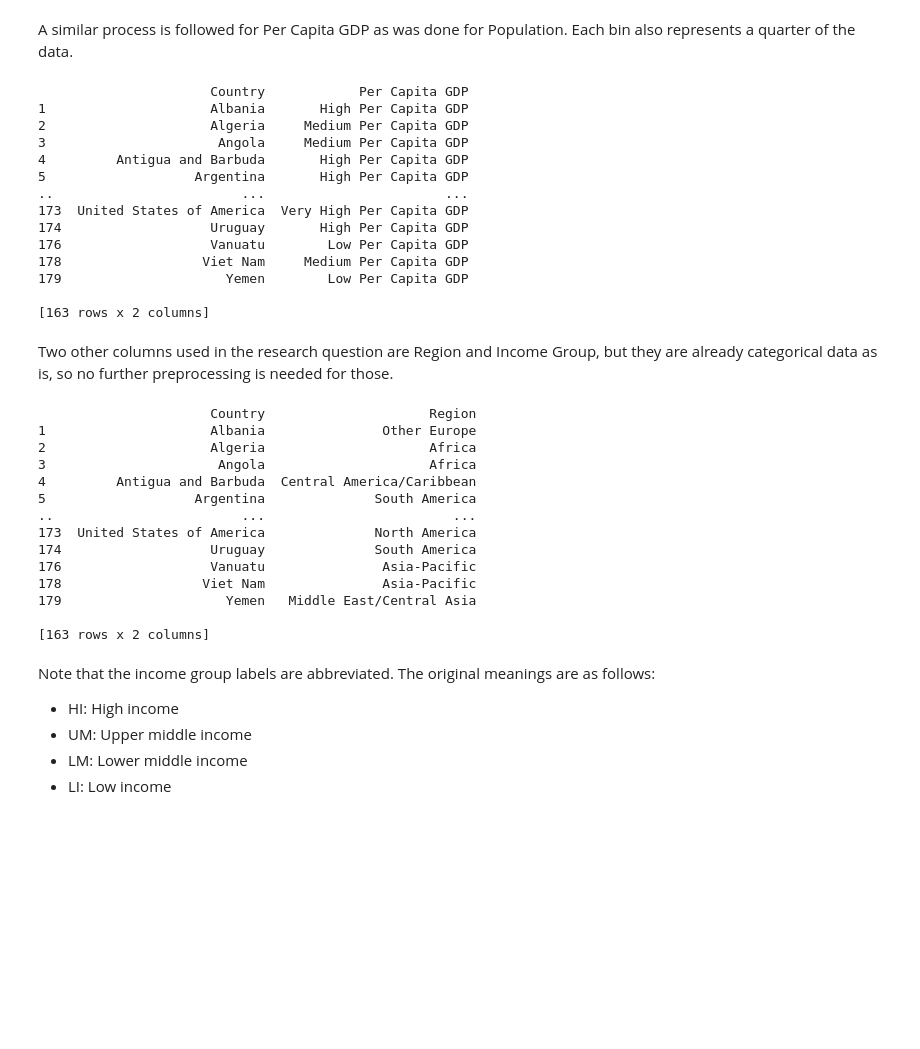
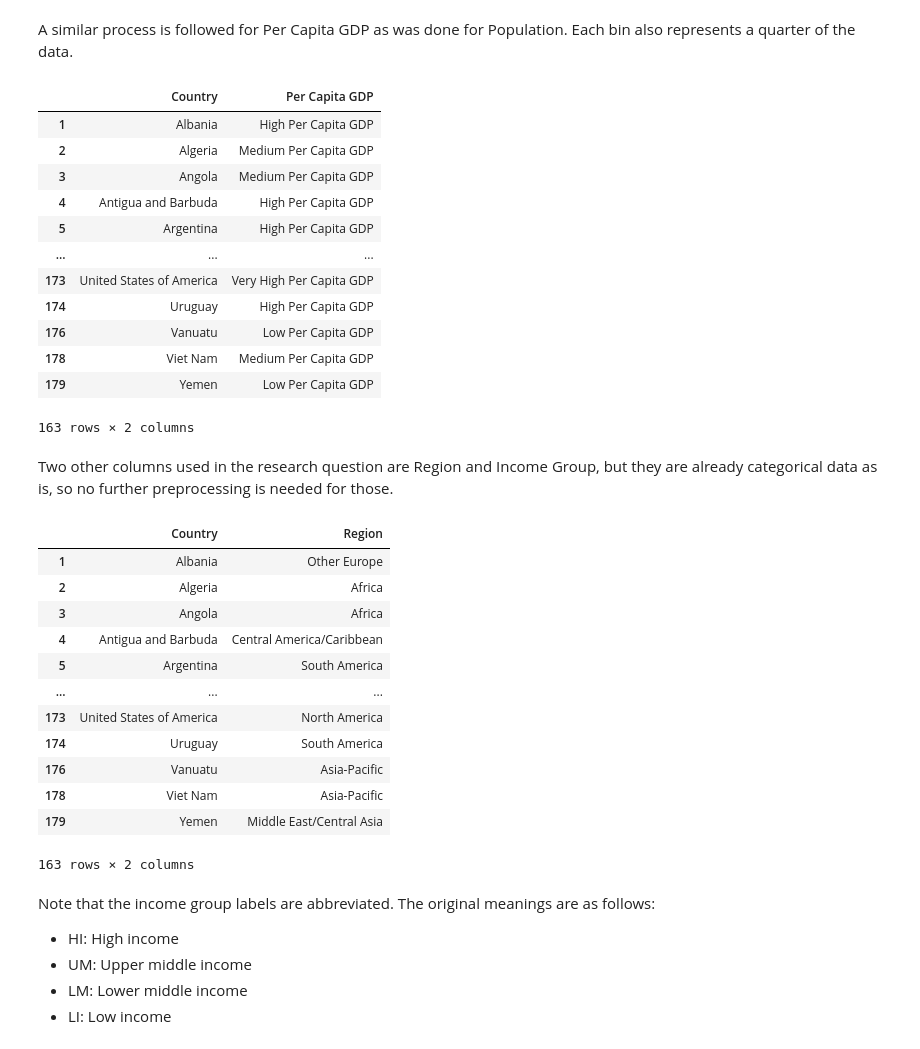
Before and after one commit to jayylmao/CSMODEL, a Jupyter notebook: CSMODEL-Case-Study-Project.ipynb, the cells around one changed output. Saved outputs shown, nothing was run; the diff lists cells and outputs as text; code cells hidden in the pictures; blank space fills up the shorter version.

```diff
--- a/CSMODEL-Case-Study-Project.ipynb
+++ b/CSMODEL-Case-Study-Project.ipynb
@@ -551,42 +550,40 @@ A similar process is followed for Per Capita GDP as was done for Population. Eac
 # %%
 labels = ["Low Per Capita GDP", "Medium Per Capita GDP", "High Per Capita GDP", "Very High Per Capita GDP"]
 cleaned_df['Per Capita GDP'] = pd.qcut(cleaned_df['Per Capita GDP'], q=[0, .25, .5, .75, 1], labels=labels)
 
-print(cleaned_df[['Country', 'Per Capita GDP']])
+cleaned_df[['Country', 'Per Capita GDP']]
 # %% [output]
+|  | Country | Per Capita GDP |
+| 1 | Albania | High Per Capita GDP |
+| 2 | Algeria | Medium Per Capita GDP |
+| 3 | Angola | Medium Per Capita GDP |
+| 4 | Antigua and Barbuda | High Per Capita GDP |
+| 5 | Argentina | High Per Capita GDP |
+| ... | ... | ... |
+| 173 | United States of America | Very High Per Capita GDP |
+| 174 | Uruguay | High Per Capita GDP |
+| 176 | Vanuatu | Low Per Capita GDP |
+| 178 | Viet Nam | Medium Per Capita GDP |
+| 179 | Yemen | Low Per Capita GDP |
-                      Country            Per Capita GDP
-1                     Albania       High Per Capita GDP
-2                     Algeria     Medium Per Capita GDP
-3                      Angola     Medium Per Capita GDP
-4         Antigua and Barbuda       High Per Capita GDP
-5                   Argentina       High Per Capita GDP
-..                        ...                       ...
-173  United States of America  Very High Per Capita GDP
-174                   Uruguay       High Per Capita GDP
-176                   Vanuatu        Low Per Capita GDP
-178                  Viet Nam     Medium Per Capita GDP
-179                     Yemen        Low Per Capita GDP
-
-[163 rows x 2 columns]
+163 rows × 2 columns
 # %% [markdown]
 Two other columns used in the research question are Region and Income Group, but they are already categorical data as is, so no further preprocessing is needed for those.
 # %%
-print(cleaned_df[['Country', 'Region']])
+cleaned_df[['Country', 'Region']]
 # %% [output]
+|  | Country | Region |
+| 1 | Albania | Other Europe |
+| 2 | Algeria | Africa |
+| 3 | Angola | Africa |
+| 4 | Antigua and Barbuda | Central America/Caribbean |
+| 5 | Argentina | South America |
+| ... | ... | ... |
+| 173 | United States of America | North America |
+| 174 | Uruguay | South America |
+| 176 | Vanuatu | Asia-Pacific |
+| 178 | Viet Nam | Asia-Pacific |
+| 179 | Yemen | Middle East/Central Asia |
-                      Country                     Region
-1                     Albania               Other Europe
-2                     Algeria                     Africa
-3                      Angola                     Africa
-4         Antigua and Barbuda  Central America/Caribbean
-5                   Argentina              South America
-..                        ...                        ...
-173  United States of America              North America
-174                   Uruguay              South America
-176                   Vanuatu               Asia-Pacific
-178                  Viet Nam               Asia-Pacific
-179                     Yemen   Middle East/Central Asia
-
-[163 rows x 2 columns]
+163 rows × 2 columns
 # %% [markdown]
 Note that the income group labels are abbreviated. The original meanings are as follows:
 - HI: High income
```
Also changed, not shown: parts of 8 cells of this notebook.
